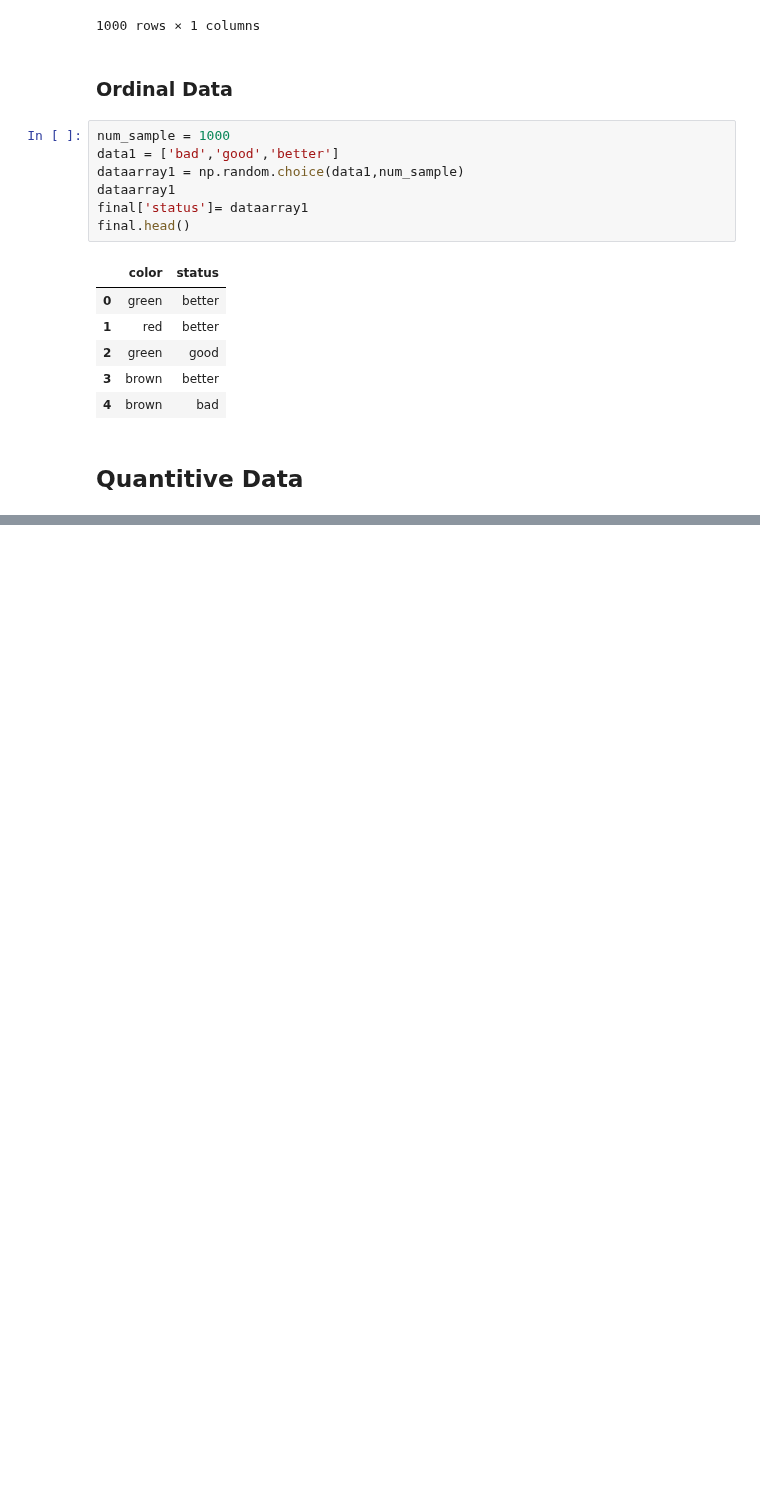
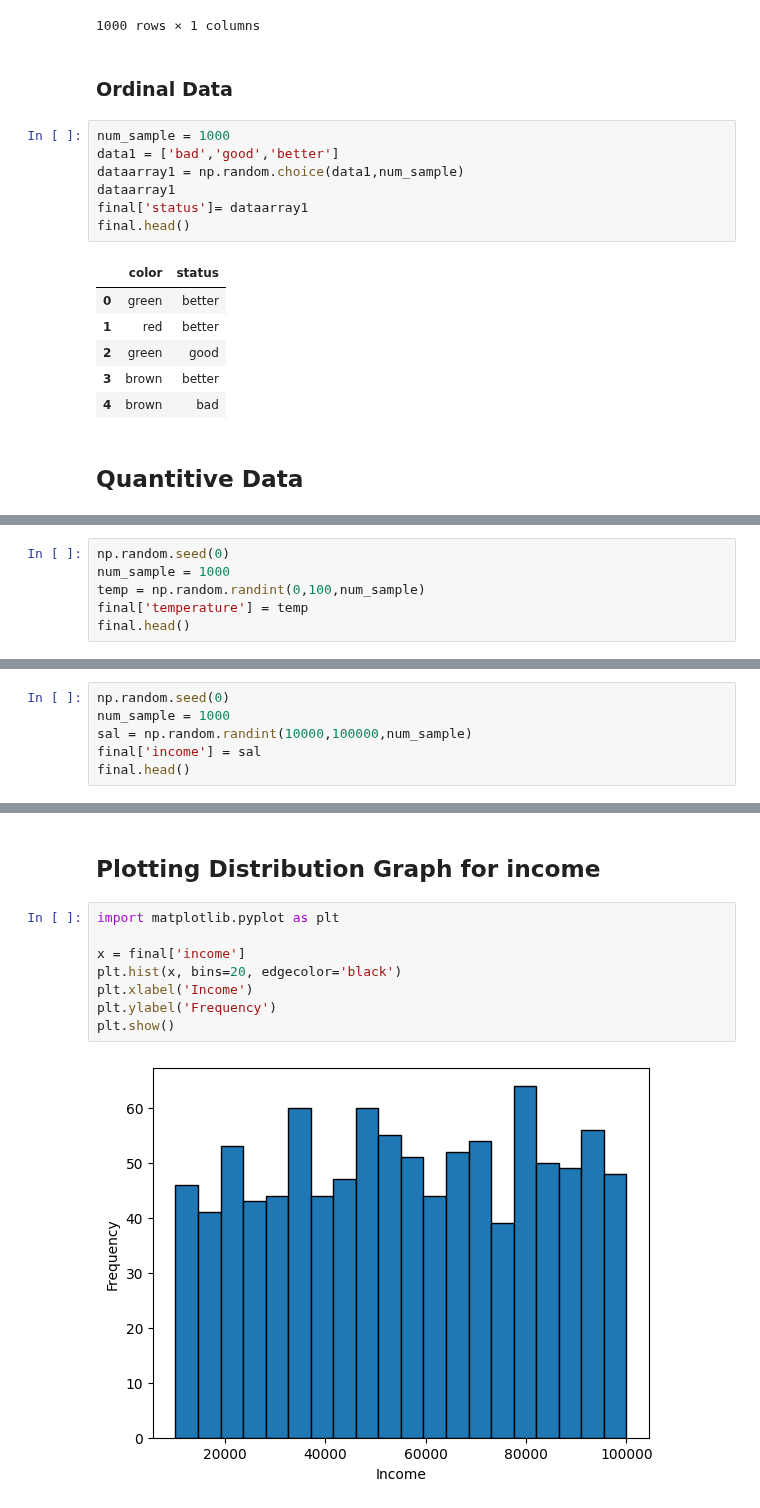
Before and after one commit to KaushalNaik02/Statistics, a Jupyter notebook: Types_of_Data.ipynb, the cells around one changed output, grey strips where cells are left out. Cells and saved outputs as stored; diff of their text form; blank space fills up the shorter version.

```diff
--- a/Types_of_Data.ipynb
+++ b/Types_of_Data.ipynb
@@ -51,0 +54,6 @@ final.head()
+# %%
+np.random.seed(0)
+num_sample = 1000
+temp = np.random.randint(0,100,num_sample)
+final['temperature'] = temp
+final.head()
@@ -51,0 +67,6 @@ final.head()
+# %%
+np.random.seed(0)
+num_sample = 1000
+sal = np.random.randint(10000,100000,num_sample)
+final['income'] = sal
+final.head()
@@ -51,0 +80,12 @@ final.head()
+# %% [markdown]
+## Plotting Distribution Graph for income
+# %%
+import matplotlib.pyplot as plt
+
+x = final['income']
+plt.hist(x, bins=20, edgecolor='black')
+plt.xlabel('Income')
+plt.ylabel('Frequency')
+plt.show()
+# %% [output]
+[figure, added]
```
Also changed, not shown: parts of 3 cells of this notebook.
